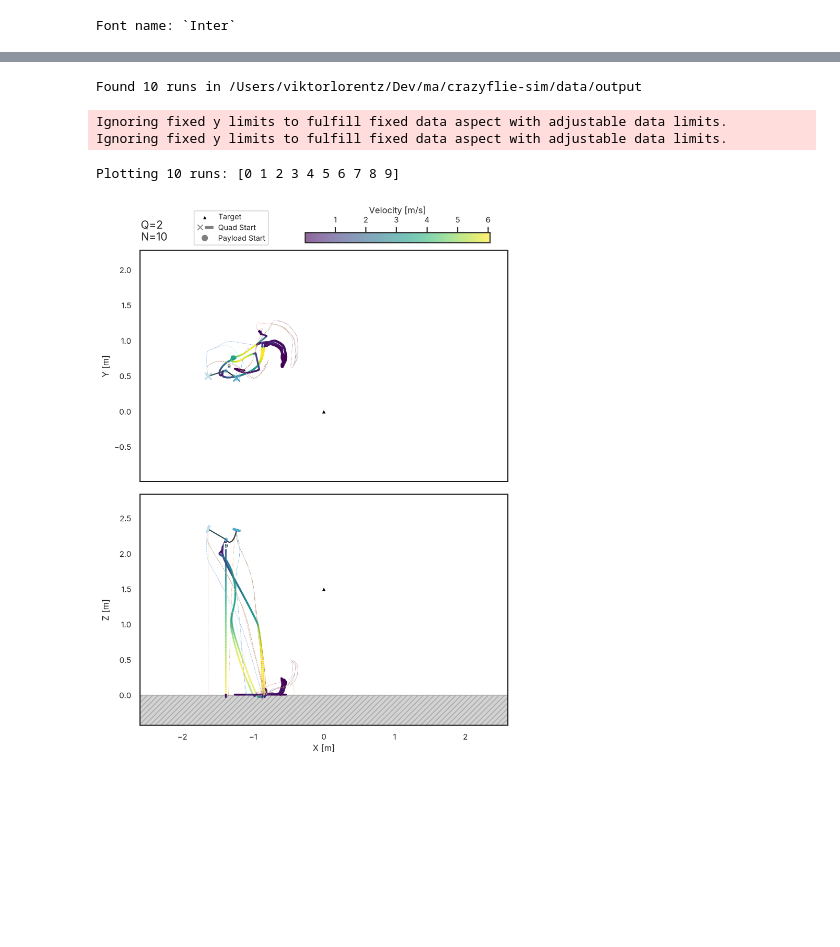
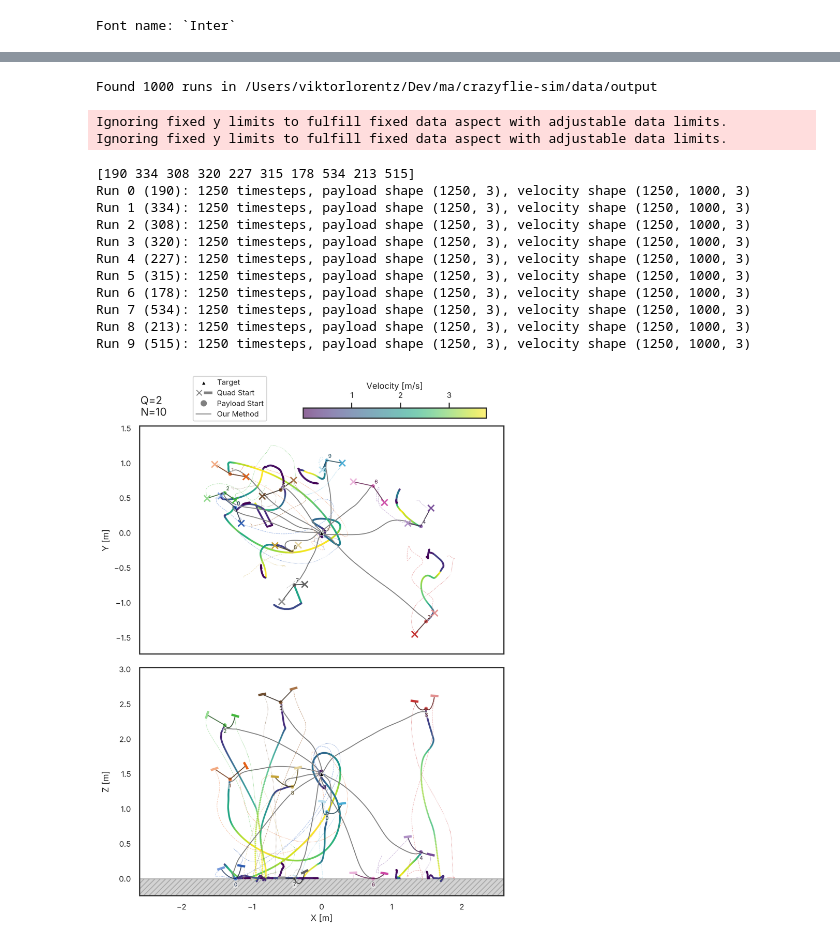
Before and after one commit to viktorlorentz/crazyMARL, a Jupyter notebook: crazymarl/experiments/plots/plot_baseline.ipynb, the cells around one changed output, grey strips where cells are left out. Saved outputs shown, nothing was run; the diff lists cells and outputs as text; code cells hidden in the pictures; blank space fills up the shorter version.

Commit message:
baseline plots

```diff
--- a/crazymarl/experiments/plots/plot_baseline.ipynb
+++ b/crazymarl/experiments/plots/plot_baseline.ipynb
@@ -103,6 +103,8 @@ class JSONExperiment:
                 data = json.load(f)
             raw_runs.append(data)
             self.run_indices.append(data.get('run_index', None))
+
+
 
         # Determine all keys present
         all_keys = set().union(*(run.keys() for run in raw_runs))
@@ -163,6 +165,7 @@ class JSONExperiment:
         self.trajectory = None
         self.full_runs = range(self.num_runs)
         self.env_config = raw_runs[0].get('env_config', {})
+        self.payload_error = self.payload_pos[:, :, :] - np.array([0.0, 0.0, 1.5])
 
         self.num_quads = self.env_config.get('num_quads', 1)
 
@@ -213,12 +299,23 @@ def plot_xy_zx_plane(exp,
     - Uses exp.quad_pos (absolute quad positions) instead of computing from rel+payload.
     """
     # choose runs
-    all_runs = np.arange(exp.num_runs)
-    run_idxs = all_runs[runs] if runs is not None else all_runs
-    completed = run_idxs
-    print(f"Plotting {len(run_idxs)} runs: {run_idxs}")
-    if  not show_failed:
-        completed = np.intersect1d(exp.full_runs, run_idxs)
+   # all_runs = np.arange(exp.num_runs)
+    #run_idxs = all_runs[runs] if runs is not None else all_runs
+    run_indexes = np.array(exp.run_indices)
+    #find index of runs in run_indexes
+    if runs is None:
+        runs = run_indexes
+    else:
+        # build a lookup from value → its first index
+        idx_map = { val: idx for idx, val in enumerate(run_indexes) }
+
+        # for each run number, pull out the index (or -1 if missing)
+        mapped_ids = np.array([ idx_map.get(r, -1) for r in runs ])
+
+        print(mapped_ids)
+    completed = mapped_ids
+    # if  not show_failed:
+    #     completed = np.intersect1d(exp.full_runs, run_idxs)
 
     # time slice
     t_idx = time if time is not None else slice(None)
@@ -229,13 +326,23 @@ def plot_xy_zx_plane(exp,
 
     velocity = exp.payload_linvel  # shape (T, runs, 3)
 
-    # setup figure
+    #setup figure
     fig, (ax_xy, ax_zx) = plt.subplots(
         2, 1, sharex=True,
         figsize=(width, width * 0.618 * 2),
         gridspec_kw={'hspace': 0.05},
         constrained_layout=True
     )
+    _ , _ , rels = plot_payload_gray(
+        two_recovery,
+        runs=runs,
+        width=8.0,
+        xlimits=(-2.6, 2.6),
+        zlimits=(-0.1, 1.5)
+    )
+    for rel in rels:
+        ax_xy.plot(rel[:, 0], rel[:, 1], color='gray', lw=1)
+        ax_zx.plot(rel[:, 0], rel[:, 2], color='gray', lw=1)
 
     all_x = []
     planes = [(ax_xy, 1), (ax_zx, 2)]
@@ -257,6 +364,8 @@ def plot_xy_zx_plane(exp,
         rel = exp.payload_pos[t_idx, idx, :]
         times = exp.time[t_idx]
         all_x.extend(rel[:, 0])
+
+        print(f"Run {disp_id} ({idx}): {len(times)} timesteps, payload shape {rel.shape}, velocity shape {velocity.shape}")
 
         # color values
         if color_info == 'time':
@@ -394,39 +503,49 @@ def plot_xy_zx_plane(exp,
         h, l = ax.get_legend_handles_labels()
         for hi, li in zip(h, l):
             if li and li not in labels:
                 handles.append(hi)
                 labels.append(li)
         if ax.legend_:
             ax.legend_.remove()
 
     # custom combined handle: quad start as cross + thick line
     quad_marker = Line2D([], [], marker='x', linestyle='None', color='gray')
     legend_line = Line2D([], [], linestyle='-', linewidth=3, color='gray', solid_capstyle='projecting')
     payload_marker = Line2D([], [], marker='o', linestyle='None', color='gray')
+    ours_legend = Line2D([], [], linestyle='-', linewidth=1, color='gray', solid_capstyle='projecting')
+
     handles.append((quad_marker, legend_line))
     labels.append('Quad Start')
     handles.append(payload_marker)
     labels.append('Payload Start')
+    handles.append(ours_legend)
+    labels.append('Our Method')
 
     fig.legend(handles, labels,
                handler_map={tuple: HandlerTuple(ndivide=None)},
-               loc='upper center', ncol=1, fontsize='small', bbox_to_anchor=(0.32, 1.08))
+               loc='upper center', ncol=1, fontsize='small', bbox_to_anchor=(0.32, 1.1))
 
     return fig
 
 
 baseline_recovery = JSONExperiment('/Users/viktorlorentz/Dev/ma/crazyflie-sim/data/output')
 
 #slice(320,342)
 #slice(329,352) [376, 387, 302, 382, 394, 352,390,34][376, 387, 302, 382,259, 58, 290, 562]
-baseline_rec = plot_xy_zx_plane(baseline_recovery, show_quads=True, xlimits=(-2.6, 2.6),  color_info='velocity', show_run_id=True, reduce_quad_id=False, show_failed=True);
-
-
-# #save figures
-#baseline_rec.savefig('out/baseline_recovery.pdf', bbox_inches='tight')
+baseline_rec = plot_xy_zx_plane(baseline_recovery, runs=[27,4,376, 387, 302, 382,259, 58, 290, 562], show_quads=True, xlimits=(-2.6, 2.6),  color_info='velocity', show_run_id=True);
 # %% [output]
-Found 10 runs in /Users/viktorlorentz/Dev/ma/crazyflie-sim/data/output
+Found 1000 runs in /Users/viktorlorentz/Dev/ma/crazyflie-sim/data/output
 Ignoring fixed y limits to fulfill fixed data aspect with adjustable data limits.
 Ignoring fixed y limits to fulfill fixed data aspect with adjustable data limits.
-Plotting 10 runs: [0 1 2 3 4 5 6 7 8 9]
+[190 334 308 320 227 315 178 534 213 515]
+Run 0 (190): 1250 timesteps, payload shape (1250, 3), velocity shape (1250, 1000, 3)
+Run 1 (334): 1250 timesteps, payload shape (1250, 3), velocity shape (1250, 1000, 3)
+Run 2 (308): 1250 timesteps, payload shape (1250, 3), velocity shape (1250, 1000, 3)
+Run 3 (320): 1250 timesteps, payload shape (1250, 3), velocity shape (1250, 1000, 3)
+Run 4 (227): 1250 timesteps, payload shape (1250, 3), velocity shape (1250, 1000, 3)
+Run 5 (315): 1250 timesteps, payload shape (1250, 3), velocity shape (1250, 1000, 3)
+Run 6 (178): 1250 timesteps, payload shape (1250, 3), velocity shape (1250, 1000, 3)
+Run 7 (534): 1250 timesteps, payload shape (1250, 3), velocity shape (1250, 1000, 3)
+Run 8 (213): 1250 timesteps, payload shape (1250, 3), velocity shape (1250, 1000, 3)
+Run 9 (515): 1250 timesteps, payload shape (1250, 3), velocity shape (1250, 1000, 3)
-[figure, old version]
+[figure, new version]
```
Also changed, not shown: parts of 5 cells of this notebook, 1 other file.
